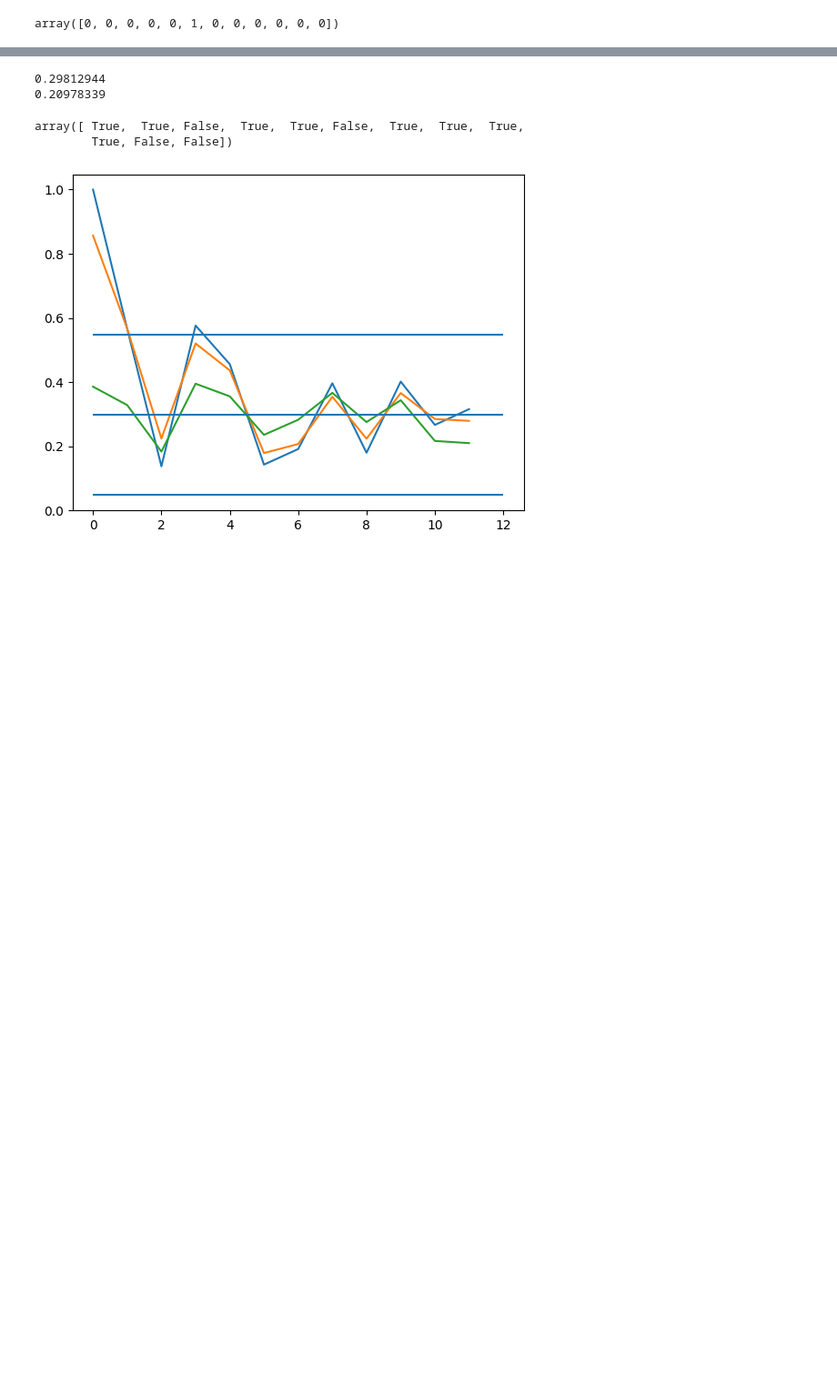
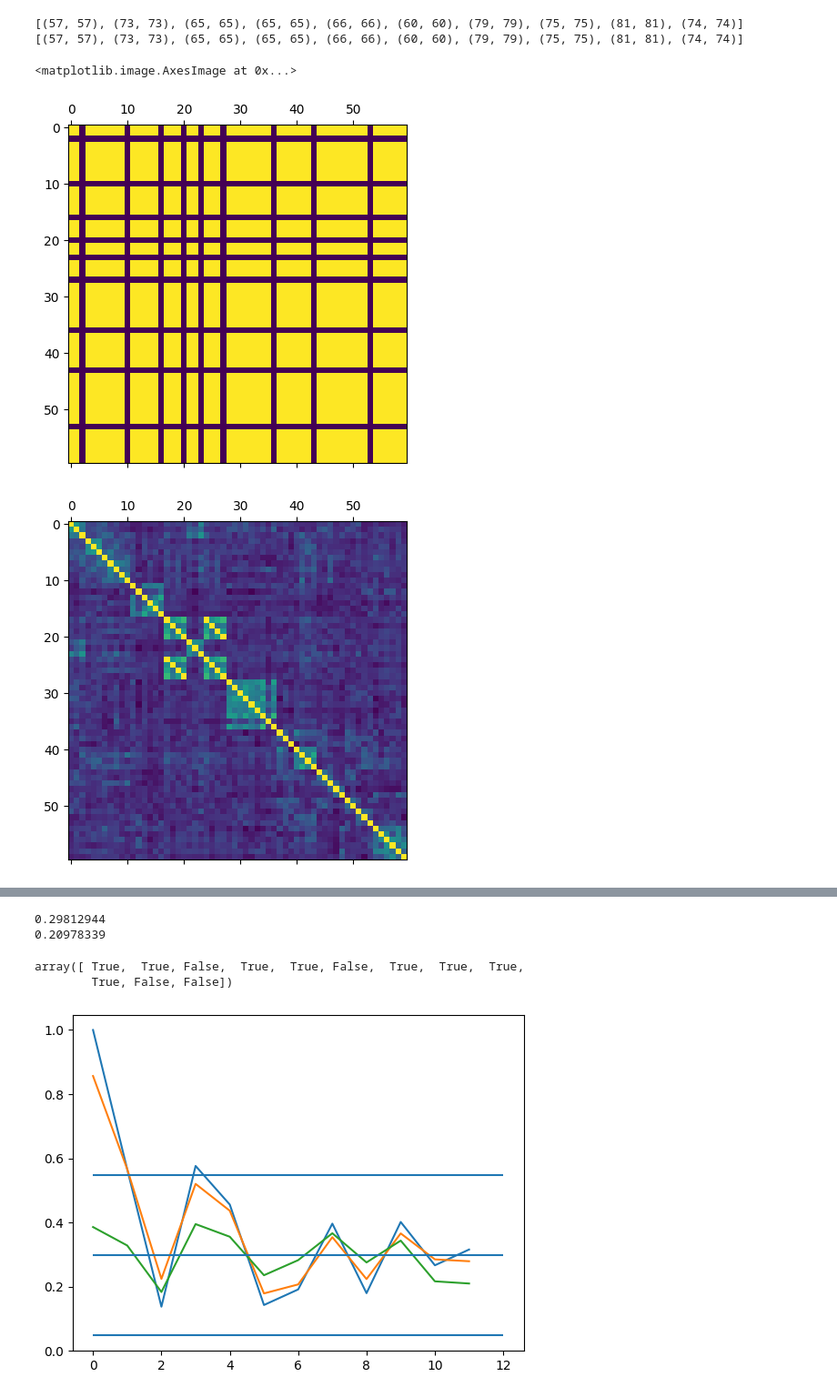
Before and after one commit to radkoder/Text-Segmentation, a Jupyter notebook: src/playground.ipynb, the cells around one changed output, grey strips where cells are left out. Shown at 91% size. Cells and saved outputs as stored; diff of their text form; code cells hidden in the pictures; blank space fills up the shorter version.

```diff
--- a/src/playground.ipynb
+++ b/src/playground.ipynb
@@ -128,44 +35,21 @@ Segment tags: [0, 0, 0, 0, 0, 0, 1, 1, 1, 1, 1, 1]
-# %%
-def sbert_graphseg(emb,threshold = 0.5,n_min_seg = 3):
-    mat = np.inner(emb,emb)
-    adj = np.array(mat > threshold,dtype=int)
-    G = nx.Graph(adj)
-    cliques =  list(clique.find_cliques(G))
-    segs = []
-
-    #segments from cliques
-    for q in cliques:
-        for si,sj in ((i,j) for i in q for j in q):
-            if sj - si != 1: continue
-            if sg(segs,si) < 0 and sg(segs,sj) < 0:
-                segs.append([si,sj])
-            elif sg(segs,si) >= 0 and sg(segs,sj) < 0:
-                segs[sg(segs,si)].append(sj)
-            elif sg(segs,si) < 0 and sg(segs,sj) >= 0:
-                segs[sg(segs,sj)].append(si)
-
-    # fill orphaned sentences
-    for i in range(len(emb)):
-        if sg(segs,i) < 0:
-            segs.append([i])
-    segs = sorted(segs)
-
-    # Merge similar segments
-    for q in cliques:
-        for si,sj in ((i,j) for i in q for j in q):
-            if sg(segs,si) - sg(segs,sj) == 1:
-                segs = merged_seg(segs,sg(segs,si),sg(segs,sj))
-
-    #Merge small segments
-    num_small_segs = lambda s: sum([1 if len(es) < n_min_seg else 0 for es in s])
-    while num_small_segs(segs) > 0:
-        segs = merge_small_seg(segs,mat,N_MIN_SEG)
-
-    #to tags:
-    seg_tags = []
-    for i in range(len(segs)):
-        seg_tags += [i]*len(segs[i])
-    return segments.tags_to_array(seg_tags)
-sbert_graphseg(emb,0.5,3)
-# %% [output]
-array([0, 0, 0, 0, 0, 1, 0, 0, 0, 0, 0, 0])
+# %%
+def make_segmat(seg,emb):
+    segs = segments.tags_to_array(seg)
+    ezemb = np.ones_like(emb[:,0]) * segs
+    return np.array([[1-np.clip(i+j,0,1) for j in ezemb] for i in ezemb])
+
+with EmbeddedDataset('choi_segments.npz') as ds:
+    Es = ds.get_embeddings()[0:10]
+    elist = [np.inner(e,e) for e in ds[Es]]
+    ylist = [make_segmat(ds[ds.segmentation(e)],ds[e]) for e in Es]
+
+print([e.shape for e in elist])
+print([y.shape for y in ylist])
+plt.matshow(ylist[5])
+plt.matshow(elist[5])
+# %% [output]
+[(57, 57), (73, 73), (65, 65), (65, 65), (66, 66), (60, 60), (79, 79), (75, 75), (81, 81), (74, 74)]
+[(57, 57), (73, 73), (65, 65), (65, 65), (66, 66), (60, 60), (79, 79), (75, 75), (81, 81), (74, 74)]
+<matplotlib.image.AxesImage at 0x...>
+[figure, added]
+[figure, added]
```
Also changed, not shown: parts of 19 cells of this notebook, 16 other files.
